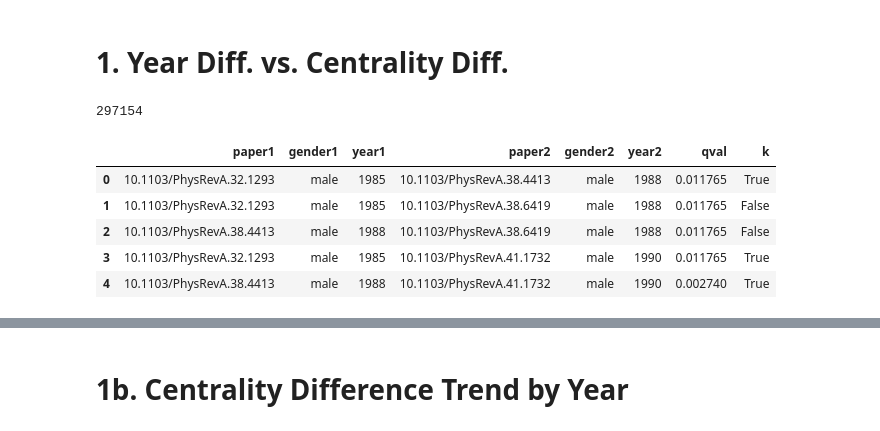
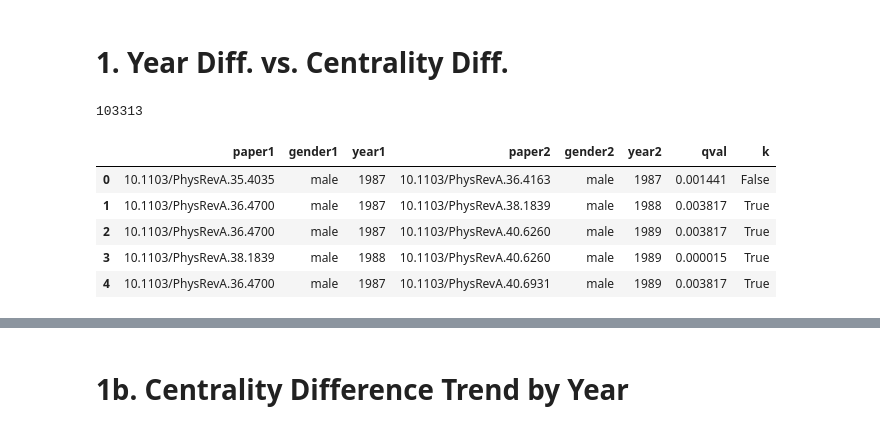
Before and after one commit to therobinkay/gender_bias_2021, a Jupyter notebook: Journal_Analysis_2_(GitHub).ipynb, the cells around one changed output, grey strips where cells are left out. Drawn from its saved outputs; the diff is of its cells as text; code cells hidden in the pictures.

```diff
--- a/Journal_Analysis_2_(GitHub).ipynb
+++ b/Journal_Analysis_2_(GitHub).ipynb
@@ -41,27 +136,27 @@ cb['pair2'] = "(" + cb["cited_doi"] + ", " + cb["citing_doi"] + ")"
 # %%
 ############## SELECT DESIRED PACS (HOMOPHILY ONLY) ###############
 
 # homn = pd.read_csv("drive/My Drive/codes/hom0.csv")
-homn = pd.read_csv("drive/My Drive/codes/hom1.csv")
+# homn = pd.read_csv("drive/My Drive/codes/hom1.csv")
 # homn = pd.read_csv("drive/My Drive/codes/hom2.csv")
 # homn = pd.read_csv("drive/My Drive/codes/hom3.csv")
 # homn = pd.read_csv("drive/My Drive/codes/hom4.csv")
 # homn = pd.read_csv("drive/My Drive/codes/hom5.csv")
 # homn = pd.read_csv("drive/My Drive/codes/hom6.csv")
 # homn = pd.read_csv("drive/My Drive/codes/hom7.csv")
 # homn = pd.read_csv("drive/My Drive/codes/hom8.csv")
-# homn = pd.read_csv("drive/My Drive/codes/hom9.csv")
+homn = pd.read_csv("drive/My Drive/codes/hom9.csv")
 
 print(len(homn))
 homn.head()
 # %% [output]
-297154
+103313
 |  | paper1 | gender1 | year1 | paper2 | gender2 | year2 | qval | k |
-| 0 | 10.1103/PhysRevA.32.1293 | male | 1985 | 10.1103/PhysRevA.38.4413 | male | 1988 | 0.011765 | True |
-| 1 | 10.1103/PhysRevA.32.1293 | male | 1985 | 10.1103/PhysRevA.38.6419 | male | 1988 | 0.011765 | False |
-| 2 | 10.1103/PhysRevA.38.4413 | male | 1988 | 10.1103/PhysRevA.38.6419 | male | 1988 | 0.011765 | False |
-| 3 | 10.1103/PhysRevA.32.1293 | male | 1985 | 10.1103/PhysRevA.41.1732 | male | 1990 | 0.011765 | True |
-| 4 | 10.1103/PhysRevA.38.4413 | male | 1988 | 10.1103/PhysRevA.41.1732 | male | 1990 | 0.002740 | True |
+| 0 | 10.1103/PhysRevA.35.4035 | male | 1987 | 10.1103/PhysRevA.36.4163 | male | 1987 | 0.001441 | False |
+| 1 | 10.1103/PhysRevA.36.4700 | male | 1987 | 10.1103/PhysRevA.38.1839 | male | 1988 | 0.003817 | True |
+| 2 | 10.1103/PhysRevA.36.4700 | male | 1987 | 10.1103/PhysRevA.40.6260 | male | 1989 | 0.003817 | True |
+| 3 | 10.1103/PhysRevA.38.1839 | male | 1988 | 10.1103/PhysRevA.40.6260 | male | 1989 | 0.000015 | True |
+| 4 | 10.1103/PhysRevA.36.4700 | male | 1987 | 10.1103/PhysRevA.40.6931 | male | 1989 | 0.003817 | True |
 # %%
 dc = data[["doi", "year"]].drop_duplicates(subset = 'doi')
 dc = dc.merge(cb, left_on = 'doi',
```
Also changed, not shown: parts of 97 cells of this notebook.
